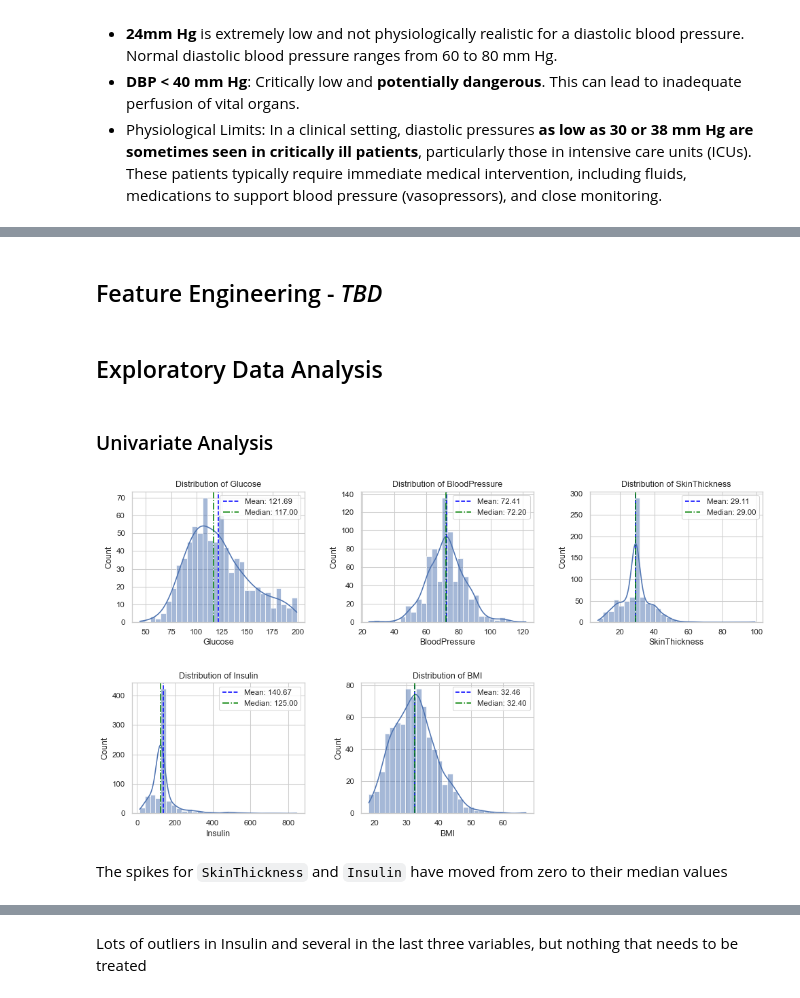
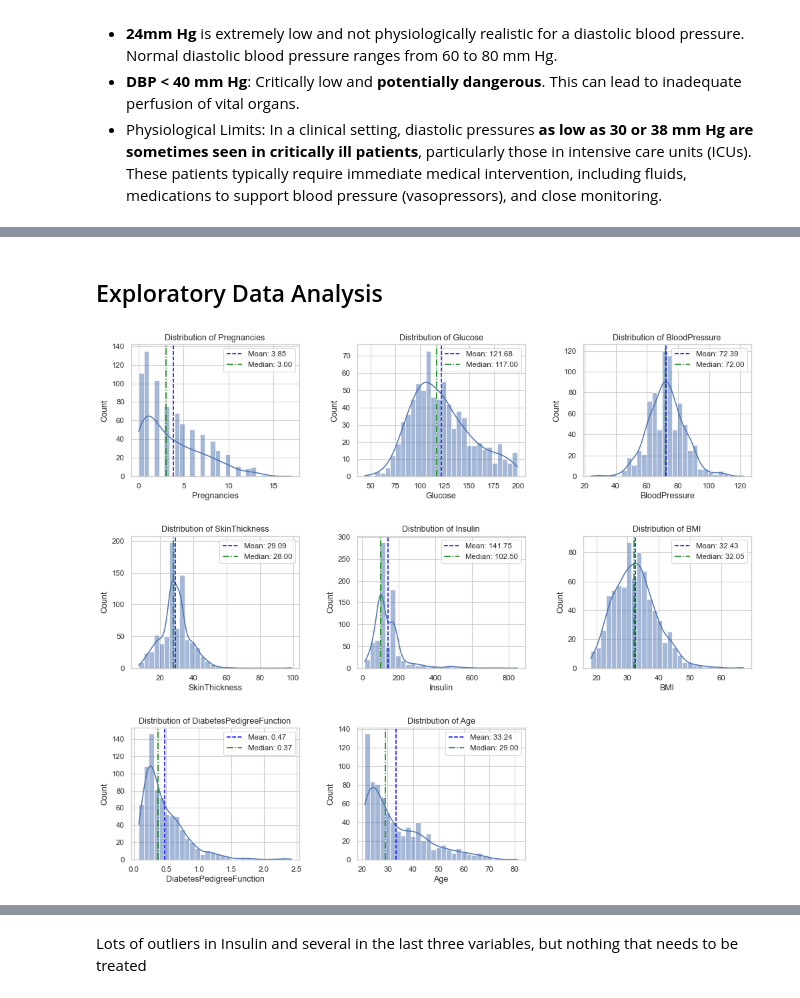
Before and after one commit to chrisruiz01/diabetes_classification, a Jupyter notebook: notebooks/1.0-diabetes-classification.ipynb, the cells around one changed output, grey strips where cells are left out. Cells and saved outputs as stored; diff of their text form; code cells hidden in the pictures.

```diff
--- a/notebooks/1.0-diabetes-classification.ipynb
+++ b/notebooks/1.0-diabetes-classification.ipynb
@@ -171,22 +178,18 @@ dtype: int64
 * `Glucose`, `BloodPressure`, `BMI` will be imputed with mean, as their distributions are Gaussian-like
 * `SkinThickness`, `Insulin` will be imputed with median, as they both have outliers on the high end (right-skewed distributions with long tails)
 # %%
-mean_impute_columns = ['Glucose', 'BloodPressure', 'BMI']
-median_impute_columns = ['SkinThickness', 'Insulin']
+# Columns to be imputed
+impute_columns = ['Glucose', 'BloodPressure', 'SkinThickness', 'Insulin', 'BMI']
 
 # Replace zero values with np.nan
-df[mean_impute_columns] = df[mean_impute_columns].replace(0, np.nan)
-df[median_impute_columns] = df[median_impute_columns].replace(0, np.nan)
+df[impute_columns] = df[impute_columns].replace(0, np.nan)
 
-# Imputing with mean
-mean_imputer = SimpleImputer(strategy='mean')
-df[mean_impute_columns] = mean_imputer.fit_transform(df[mean_impute_columns])
-
-# Imputing with median
-median_imputer = SimpleImputer(strategy='median')
-df[median_impute_columns] = median_imputer.fit_transform(df[median_impute_columns])
+# Impute with median values by the target variable (Outcome)
+for column in impute_columns:
+    df[column] = df.groupby('Outcome')[column].transform(lambda x: x.fillna(x.median()))
 
 # Verify the imputation - check for zero values
+columns_to_check = impute_columns
 df[columns_to_check].apply(lambda x: (x == 0).sum())
 # %% [output]
 Glucose          0
@@ -221,34 +224,35 @@ df[df['BloodPressure'] < 40]
 | 125 | 1 | 88.00 | 30.00 | 42.00 | 99.00 | 55.00 | 0.50 | 26 | ... |
 | 597 | 1 | 89.00 | 24.00 | 19.00 | 25.00 | 27.80 | 0.56 | 21 | ... |
 | 599 | 1 | 109.00 | 38.00 | 18.00 | 120.00 | 23.10 | 0.41 | 26 | ... |
-# %% [markdown]
-## Feature Engineering - *TBD*
 # %% [markdown]
 ## Exploratory Data Analysis
-# %% [markdown]
-### Univariate Analysis
 # %%
-# Visualizing the distributions after imputations
-plt.figure(figsize=(14, 8))
-for i, column in enumerate(columns_to_check, 1):
-    plt.subplot(2, 3, i)
-    sns.histplot(df[column], bins=30, kde=True)
-    plt.title(f'Distribution of {column}')
+# All columns except 'Outcome'
+features_both_classes = df.columns[:-1]
+
+# Set up the figure for plotting
+plt.figure(figsize=(14, 12))
+num_cols = len(features_both_classes)
+num_rows = (num_cols // 3) + 1
+
+# Plot distributions for each column
+for i, feature in enumerate(features_both_classes, 1):
+    plt.subplot(num_rows, 3, i)
+    sns.histplot(df[feature], bins=30, kde=True)
+    plt.title(f'Distribution of {feature}')
 
     # Calculate mean and median
-    mean_value = df[column].mean()
-    median_value = df[column].median()
+    mean_value = df[feature].mean()
+    median_value = df[feature].median()
 
     # Add vertical lines for mean and median
     plt.axvline(mean_value, color='blue', linestyle='--', label=f'Mean: {mean_value:.2f}')
     plt.axvline(median_value, color='green', linestyle='-.', label=f'Median: {median_value:.2f}')
 
     # Display the legend
     plt.legend()
 
 plt.tight_layout(pad=3)
 plt.show()
 # %% [output]
-[figure, old version]
+[figure, new version]
-# %% [markdown]
-The spikes for `SkinThickness` and `Insulin` have moved from zero to their median values
```
Also changed, not shown: parts of 64 cells of this notebook.
